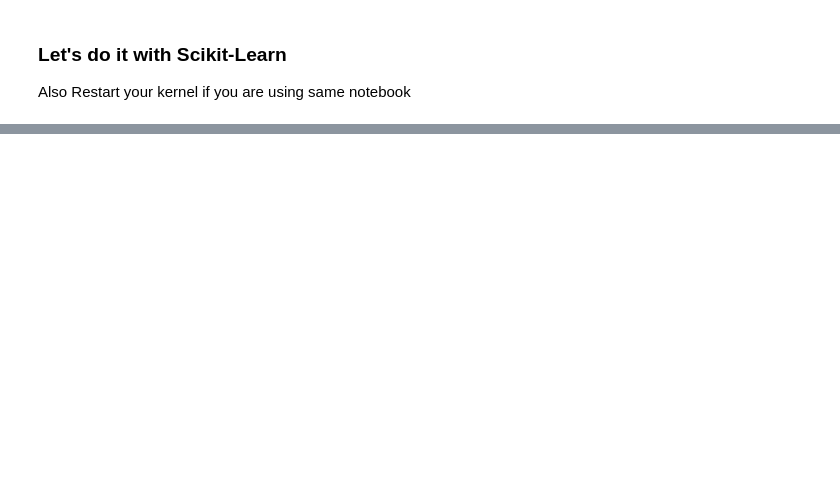
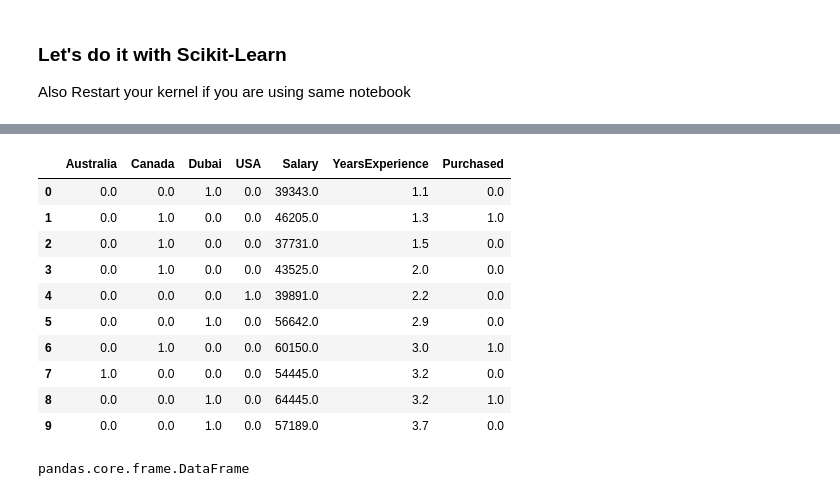
Before and after one commit to harpreet-03/ML_with_Python, a Jupyter notebook: Basics/ML_Data_pre_processing/04_Dealing_with_Categorical_Data/Dealing With Categorical values Practice Notebook.ipynb, the cells around one changed output, grey strips where cells are left out. Cells and saved outputs as stored; diff of their text form; code cells hidden in the pictures; blank space fills up the shorter version.

```diff
--- a/Basics/ML_Data_pre_processing/04_Dealing_with_Categorical_Data/Dealing With Categorical values Practice Notebook.ipynb
+++ b/Basics/ML_Data_pre_processing/04_Dealing_with_Categorical_Data/Dealing With Categorical values Practice Notebook.ipynb
@@ -116,2 +156,21 @@ dataset = ct.fit_transform(dataset)
 # %%
 #Lets link the headers name.
+df.columns = ['Australia', 'Canada', 'Dubai', 'USA', 'Salary', 'YearsExperience', 'Purchased']
+# %%
+df.head(10)
+# %% [output]
+|  | Australia | Canada | Dubai | USA | Salary | YearsExperience | Purchased |
+| 0 | 0.0 | 0.0 | 1.0 | 0.0 | 39343.0 | 1.1 | 0.0 |
+| 1 | 0.0 | 1.0 | 0.0 | 0.0 | 46205.0 | 1.3 | 1.0 |
+| 2 | 0.0 | 1.0 | 0.0 | 0.0 | 37731.0 | 1.5 | 0.0 |
+| 3 | 0.0 | 1.0 | 0.0 | 0.0 | 43525.0 | 2.0 | 0.0 |
+| 4 | 0.0 | 0.0 | 0.0 | 1.0 | 39891.0 | 2.2 | 0.0 |
+| 5 | 0.0 | 0.0 | 1.0 | 0.0 | 56642.0 | 2.9 | 0.0 |
+| 6 | 0.0 | 1.0 | 0.0 | 0.0 | 60150.0 | 3.0 | 1.0 |
+| 7 | 1.0 | 0.0 | 0.0 | 0.0 | 54445.0 | 3.2 | 0.0 |
+| 8 | 0.0 | 0.0 | 1.0 | 0.0 | 64445.0 | 3.2 | 1.0 |
+| 9 | 0.0 | 0.0 | 1.0 | 0.0 | 57189.0 | 3.7 | 0.0 |
+# %%
+type(df)
+# %% [output]
+pandas.core.frame.DataFrame
```
Also changed, not shown: parts of 11 cells of this notebook.
